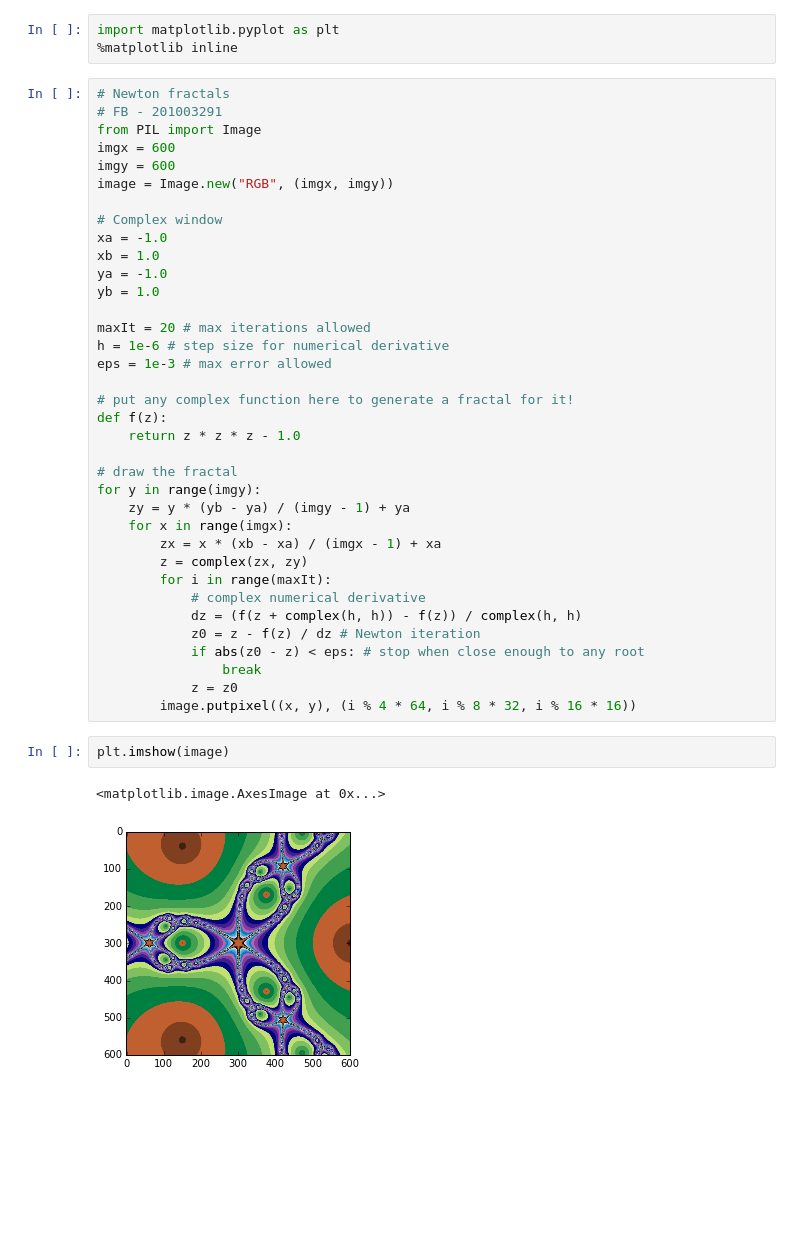
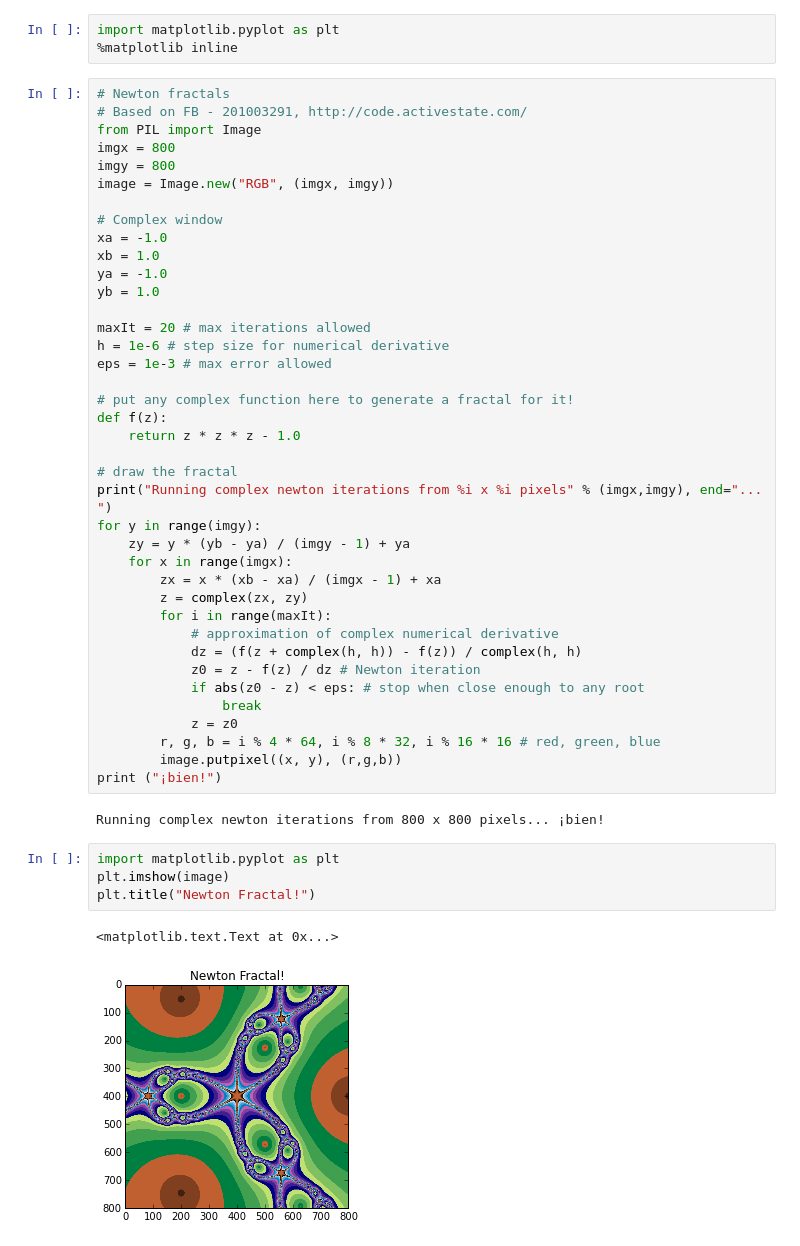
Before and after one commit to rrgalvan/python-mnii, a Jupyter notebook: 1-ceros-de-funciones/Newton-Fractal.ipynb, the cells around one changed output. Saved outputs shown, nothing was run; the diff lists cells and outputs as text; blank space fills up the shorter version.

```diff
--- a/1-ceros-de-funciones/Newton-Fractal.ipynb
+++ b/1-ceros-de-funciones/Newton-Fractal.ipynb
@@ -3,10 +3,10 @@ import matplotlib.pyplot as plt
 %matplotlib inline
 # %%
 # Newton fractals
-# FB - 201003291
+# Based on FB - 201003291, http://code.activestate.com/
 from PIL import Image
-imgx = 600
-imgy = 600
+imgx = 800
+imgy = 800
 image = Image.new("RGB", (imgx, imgy))
 
 # Complex window
@@ -24,21 +24,28 @@ def f(z):
     return z * z * z - 1.0
 
 # draw the fractal
+print("Running complex newton iterations from %i x %i pixels" % (imgx,imgy), end="... ")
 for y in range(imgy):
     zy = y * (yb - ya) / (imgy - 1) + ya
     for x in range(imgx):
         zx = x * (xb - xa) / (imgx - 1) + xa
         z = complex(zx, zy)
         for i in range(maxIt):
-            # complex numerical derivative
+            # approximation of complex numerical derivative
             dz = (f(z + complex(h, h)) - f(z)) / complex(h, h)
             z0 = z - f(z) / dz # Newton iteration
             if abs(z0 - z) < eps: # stop when close enough to any root
                 break
             z = z0
-        image.putpixel((x, y), (i % 4 * 64, i % 8 * 32, i % 16 * 16))
+        r, g, b = i % 4 * 64, i % 8 * 32, i % 16 * 16 # red, green, blue
+        image.putpixel((x, y), (r,g,b))
+print ("¡bien!")
+# %% [output]
+Running complex newton iterations from 800 x 800 pixels... ¡bien!
-# %%
-plt.imshow(image)
-# %% [output]
-<matplotlib.image.AxesImage at 0x...>
-[figure, removed]
+# %%
+import matplotlib.pyplot as plt
+plt.imshow(image)
+plt.title("Newton Fractal!")
+# %% [output]
+<matplotlib.text.Text at 0x...>
+[figure, added]
```
Also changed, not shown: 2 other files.
